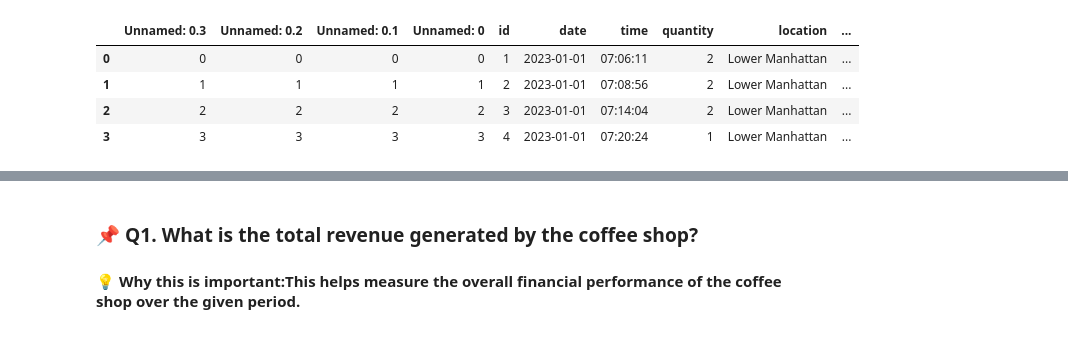
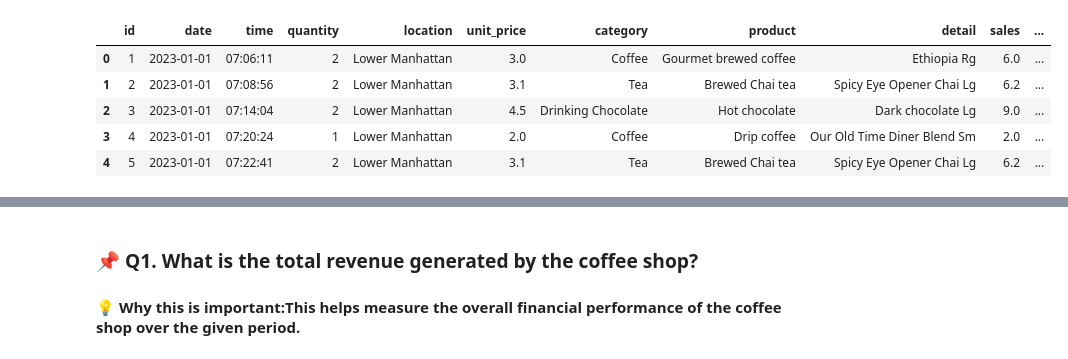
Before and after one commit to Syed-Moinuddin2025/python_projects_analyses, a Jupyter notebook: 09_Coffee_Shop_Sales_Analysis/Coffee_Shop_Sales_Analysis.ipynb, the cells around one changed output, grey strips where cells are left out. Saved outputs shown, nothing was run; the diff lists cells and outputs as text; code cells hidden in the pictures.

```diff
--- a/09_Coffee_Shop_Sales_Analysis/Coffee_Shop_Sales_Analysis.ipynb
+++ b/09_Coffee_Shop_Sales_Analysis/Coffee_Shop_Sales_Analysis.ipynb
@@ -14,10 +14,3 @@ import warnings
 warnings.filterwarnings("ignore")
 # %%
 df = pd.read_csv(r"cleaned_coffee_sales.csv")
-df.head(4)
-# %% [output]
-|  | Unnamed: 0.3 | Unnamed: 0.2 | Unnamed: 0.1 | Unnamed: 0 | id | date | time | quantity | location | ... |
-| 0 | 0 | 0 | 0 | 0 | 1 | 2023-01-01 | 07:06:11 | 2 | Lower Manhattan | ... |
-| 1 | 1 | 1 | 1 | 1 | 2 | 2023-01-01 | 07:08:56 | 2 | Lower Manhattan | ... |
-| 2 | 2 | 2 | 2 | 2 | 3 | 2023-01-01 | 07:14:04 | 2 | Lower Manhattan | ... |
-| 3 | 3 | 3 | 3 | 3 | 4 | 2023-01-01 | 07:20:24 | 1 | Lower Manhattan | ... |
@@ -24,3 +19,12 @@ df.head(4)
+# %%
+df.head()
+# %% [output]
+|  | id | date | time | quantity | location | unit_price | category | product | detail | sales | ... |
+| 0 | 1 | 2023-01-01 | 07:06:11 | 2 | Lower Manhattan | 3.0 | Coffee | Gourmet brewed coffee | Ethiopia Rg | 6.0 | ... |
+| 1 | 2 | 2023-01-01 | 07:08:56 | 2 | Lower Manhattan | 3.1 | Tea | Brewed Chai tea | Spicy Eye Opener Chai Lg | 6.2 | ... |
+| 2 | 3 | 2023-01-01 | 07:14:04 | 2 | Lower Manhattan | 4.5 | Drinking Chocolate | Hot chocolate | Dark chocolate Lg | 9.0 | ... |
+| 3 | 4 | 2023-01-01 | 07:20:24 | 1 | Lower Manhattan | 2.0 | Coffee | Drip coffee | Our Old Time Diner Blend Sm | 2.0 | ... |
+| 4 | 5 | 2023-01-01 | 07:22:41 | 2 | Lower Manhattan | 3.1 | Tea | Brewed Chai tea | Spicy Eye Opener Chai Lg | 6.2 | ... |
 # %%
 # checking for nulls
 df.isnull().sum()
```
Also changed, not shown: parts of 6 cells of this notebook, 1 other file.
